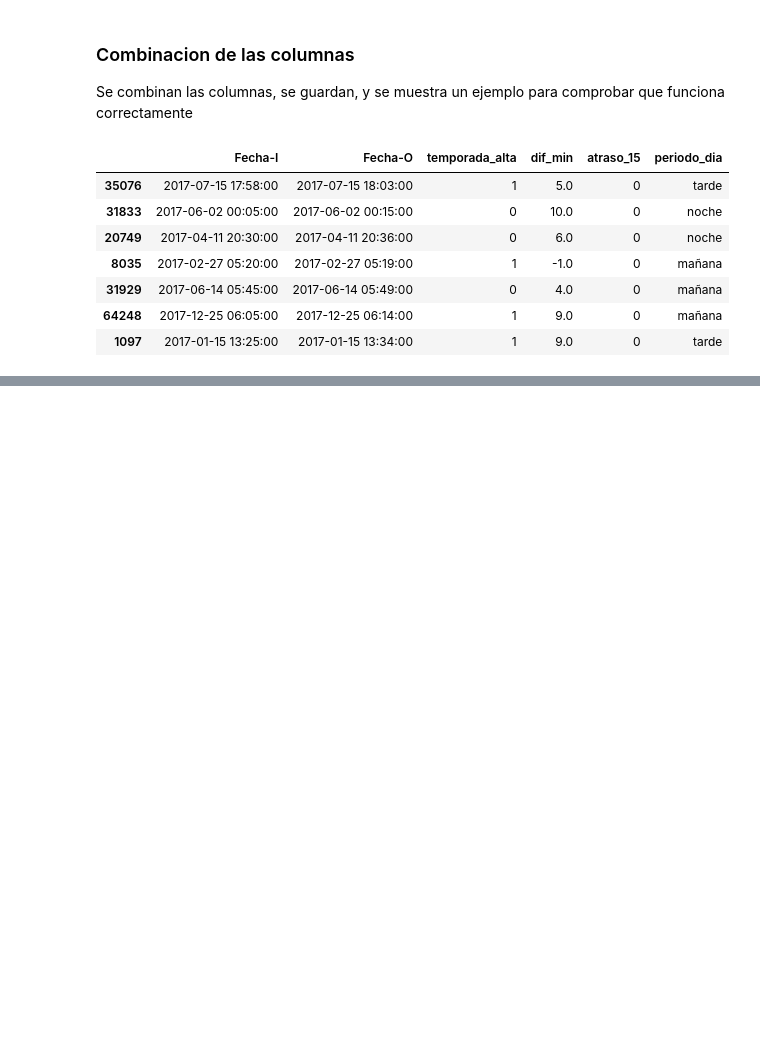
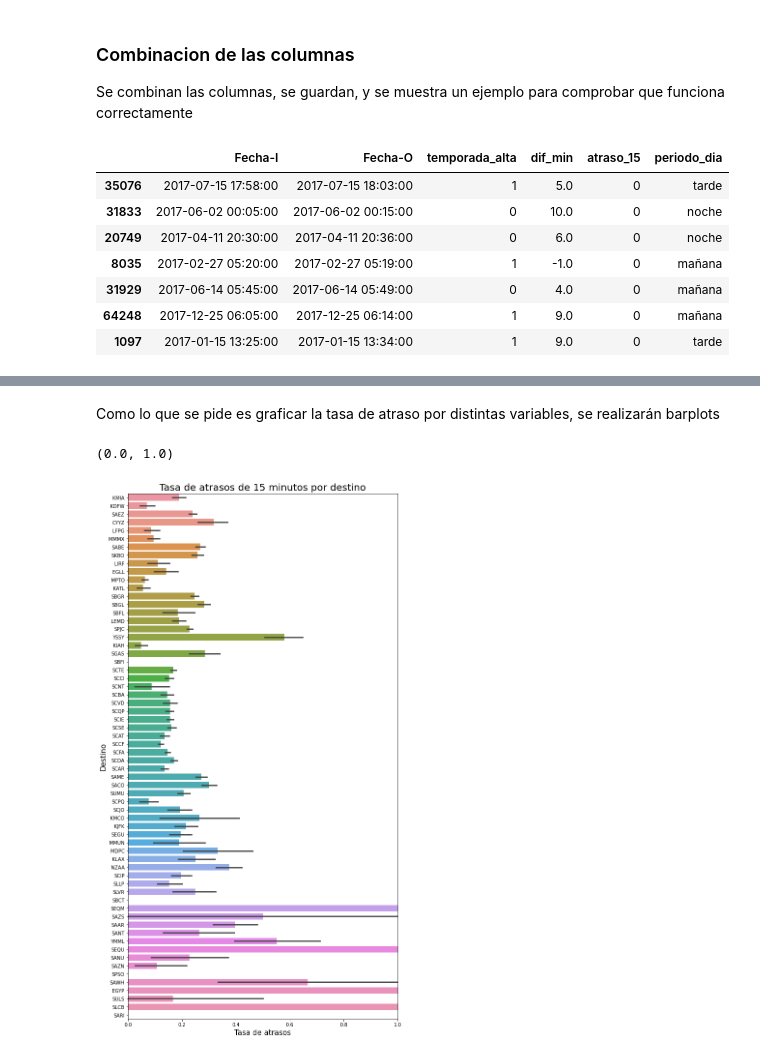
Before and after one commit to bastianfuenza/desafio_latam, a Jupyter notebook: challenge.ipynb, the cells around one changed output, grey strips where cells are left out. Drawn from its saved outputs; the diff is of its cells as text; code cells hidden in the pictures; blank space fills up the shorter version.

```diff
--- a/challenge.ipynb
+++ b/challenge.ipynb
@@ -416,0 +484,14 @@ pd.concat([data[['Fecha-I', 'Fecha-O']], syntetic_feat], axis=1).sample(frac = 0
+# %%
+data = pd.concat([data, syntetic_feat], axis=1)
+# %% [markdown]
+Como lo que se pide es graficar la tasa de atraso por distintas variables, se realizarán barplots
+# %%
+fig, ax = plt.subplots(figsize=(10, 20))
+ax = sns.barplot(x='atraso_15', y='Des-I', data=data, orient='h', ax=ax)
+ax.set_title('Tasa de atrasos de 15 minutos por destino', fontsize=20)
+ax.set_xlabel('Tasa de atrasos', fontsize=15)
+ax.set_ylabel('Destino', fontsize=15)
+ax.set_xlim(0, 1)
+# %% [output]
+(0.0, 1.0)
+[figure, added]
```
Also changed, not shown: parts of 17 cells of this notebook.
